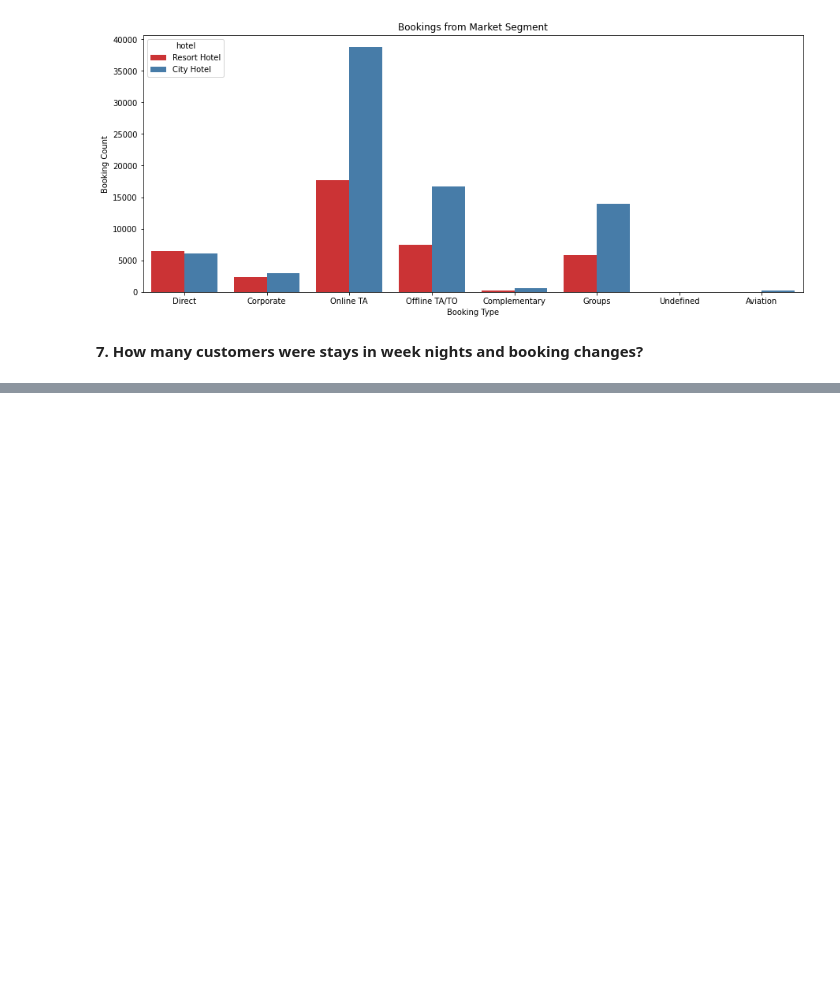
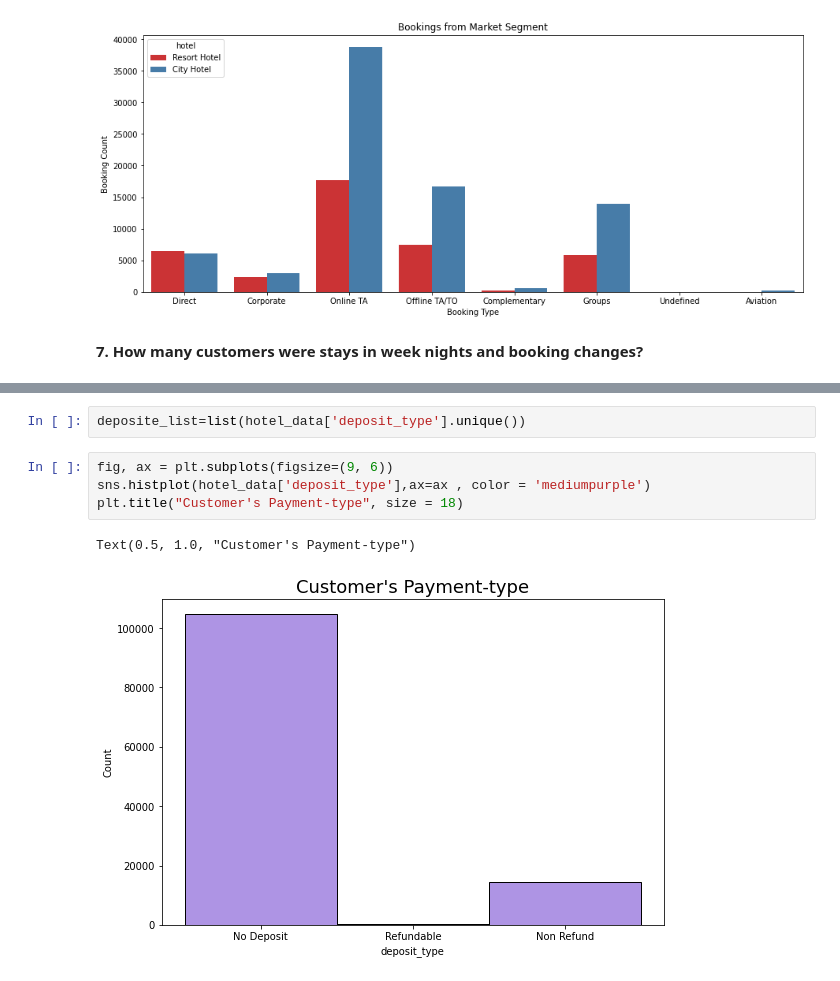
Before and after one commit to SharatKhote/Exploratory-Data-Analysis, a Jupyter notebook: Project_(Hotel_Bookins).ipynb, the cells around one changed output, grey strips where cells are left out. Saved outputs shown, nothing was run; the diff lists cells and outputs as text; blank space fills up the shorter version.

```diff
--- a/Project_(Hotel_Bookins).ipynb
+++ b/Project_(Hotel_Bookins).ipynb
@@ -212,0 +211,9 @@ AttributeError: ignored
+# %%
+deposite_list=list(hotel_data['deposit_type'].unique())
+# %%
+fig, ax = plt.subplots(figsize=(9, 6))
+sns.histplot(hotel_data['deposit_type'],ax=ax , color = 'mediumpurple')
+plt.title("Customer's Payment-type", size = 18)
+# %% [output]
+Text(0.5, 1.0, "Customer's Payment-type")
+[figure, added]
```
Also changed, not shown: parts of 23 cells of this notebook.
